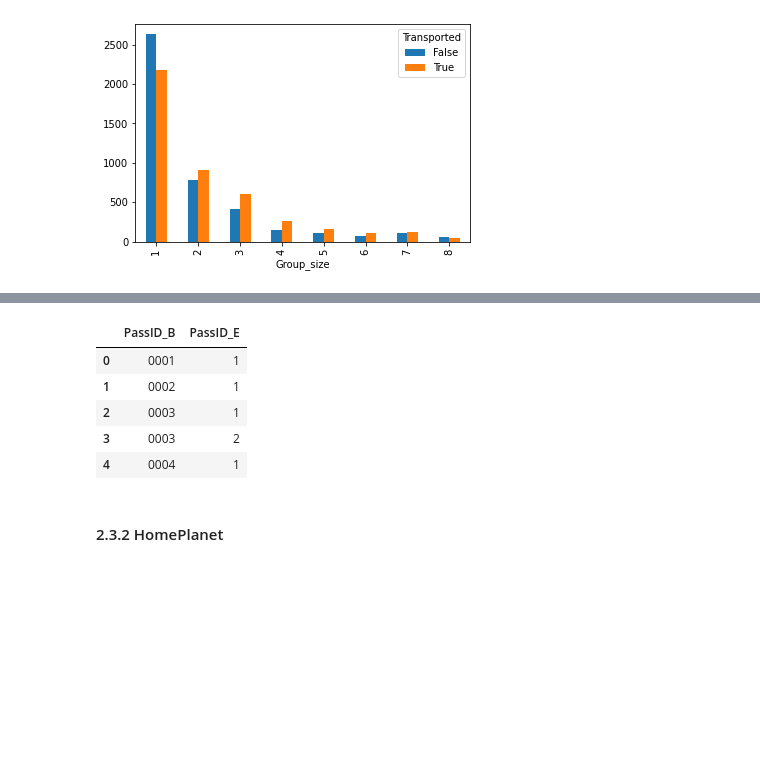
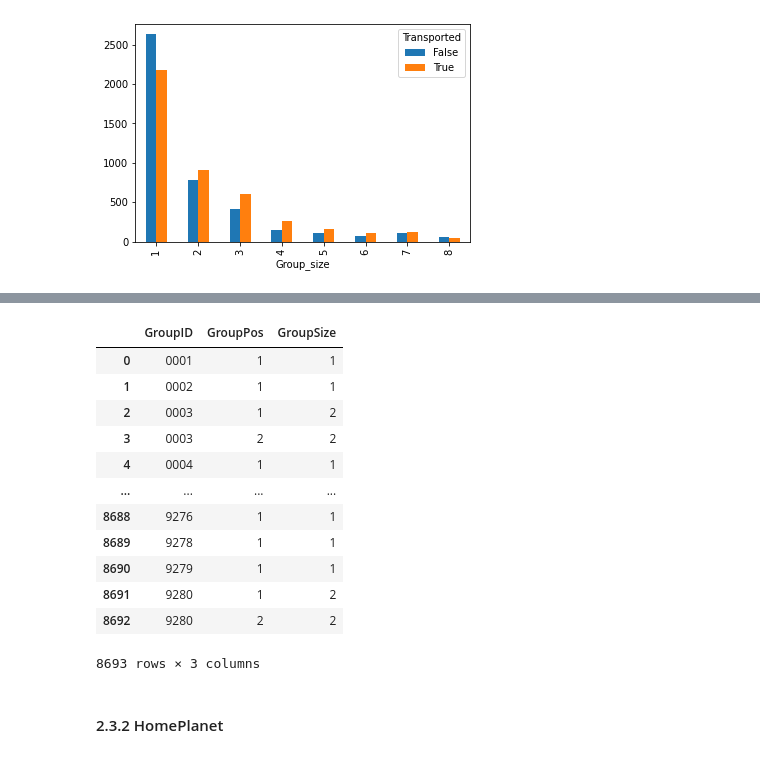
Before and after one commit to PatrickSVM/Spaceship-Titanic-Kaggle-Challenge, a Jupyter notebook: Spaceship_Titanic.ipynb, the cells around one changed output, grey strips where cells are left out. Drawn from its saved outputs; the diff is of its cells as text; code cells hidden in the pictures; blank space fills up the shorter version.

Commit message:
Added more steps to prepocessing of PassengerId

```diff
--- a/Spaceship_Titanic.ipynb
+++ b/Spaceship_Titanic.ipynb
@@ -428,20 +444,39 @@ group_size_transported.value_counts("Transported").unstack().plot(kind="bar")
 # %%
-# TO-DO! Add new col group-size
 def preprocess_PassengerId(data):
-    # Just return splitted column
+    """
+    Preprocess PassengerID. Returns three columns:
+        1. GroupID   - Unique ID of the group the passenger is in
+        2. GroupPos  - Position in the group, that is assigned to passenger
+        3. GroupSize - New feature, that assigns each passenger the size of the group he is part of
+    """
+
     new_ID = data.PassengerId.str.split("_", expand=True)
-    new_ID.columns = ["PassID_B", "PassID_E"]
-    new_ID.PassID_E = new_ID.PassID_E.str[1]
+    new_ID.columns = ["GroupID", "GroupPos"]
+    new_ID.GroupPos = new_ID.GroupPos.str.replace("0","").astype(int)
+
+    # Get dictionary of ID to GroupSize
+    group_size_dict = new_ID.groupby("GroupID").max().to_dict()["GroupPos"]
+
+    # Assign group size to each row from dict
+    new_ID["GroupSize"] = new_ID.apply(lambda row: group_size_dict[row["GroupID"]], axis=1)
+
     return new_ID
 
-preprocess_PassengerId(train).head()
+preprocess_PassengerId(train)
 # %% [output]
-|  | PassID_B | PassID_E |
-| 0 | 0001 | 1 |
-| 1 | 0002 | 1 |
-| 2 | 0003 | 1 |
-| 3 | 0003 | 2 |
-| 4 | 0004 | 1 |
+|  | GroupID | GroupPos | GroupSize |
+| 0 | 0001 | 1 | 1 |
+| 1 | 0002 | 1 | 1 |
+| 2 | 0003 | 1 | 2 |
+| 3 | 0003 | 2 | 2 |
+| 4 | 0004 | 1 | 1 |
+| ... | ... | ... | ... |
+| 8688 | 9276 | 1 | 1 |
+| 8689 | 9278 | 1 | 1 |
+| 8690 | 9279 | 1 | 1 |
+| 8691 | 9280 | 1 | 2 |
+| 8692 | 9280 | 2 | 2 |
+8693 rows × 3 columns
 # %% [markdown]
 #### 2.3.2 HomePlanet
 # %%
```
Also changed, not shown: parts of 16 cells of this notebook.
